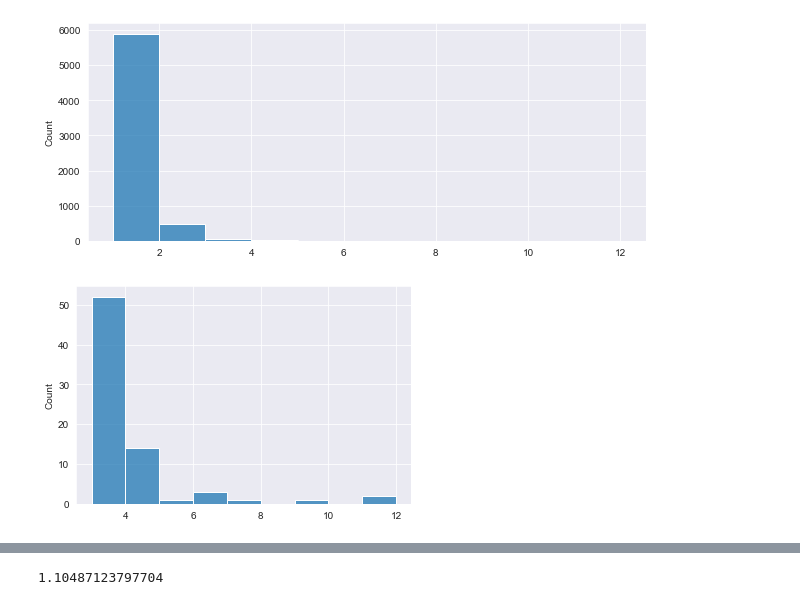
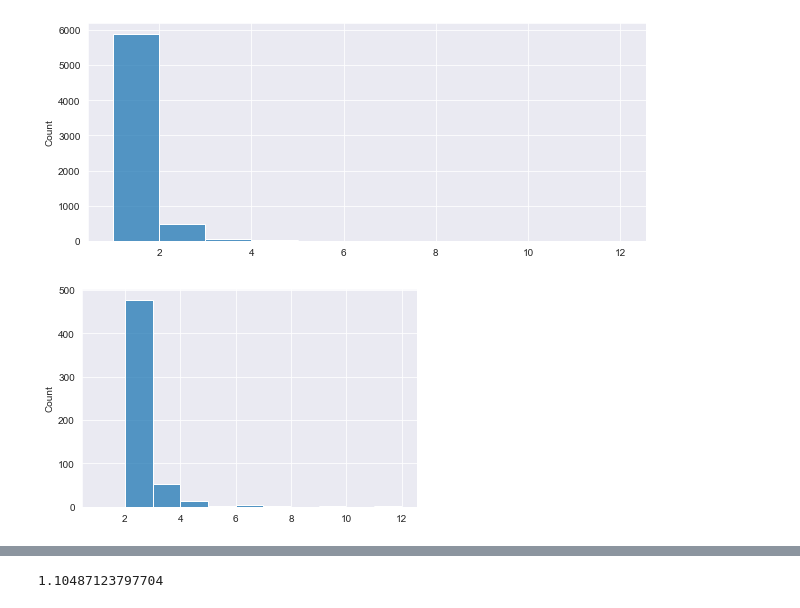
Before and after one commit to MartinWipf/Springboard, a Jupyter notebook: Dogs of Zurich.ipynb, the cells around one changed output, grey strips where cells are left out. Saved outputs shown, nothing was run; the diff lists cells and outputs as text; code cells hidden in the pictures.

```diff
--- a/Dogs of Zurich.ipynb
+++ b/Dogs of Zurich.ipynb
@@ -988,9 +1196,9 @@ _=sns.histplot(data.groupby(by='id').size().sort_values(), binrange = (1, 12), b
 # %% [output]
 [figure]
 # %%
-#Distribution of individual owner with more tahn 2 dogs
+#Distribution of individual owner with more than 2 dogs
 histdata=data.groupby(by='id').size().sort_values()
-histdata=histdata[histdata>2]
-_=sns.histplot(histdata, binrange = (3, 12), binwidth = 1)
+histdata=histdata[histdata>1]
+_=sns.histplot(histdata, binrange = (1, 12), binwidth = 1, )
 # %% [output]
-[figure, old version]
+[figure, new version]
```
Also changed, not shown: parts of 21 cells of this notebook.
